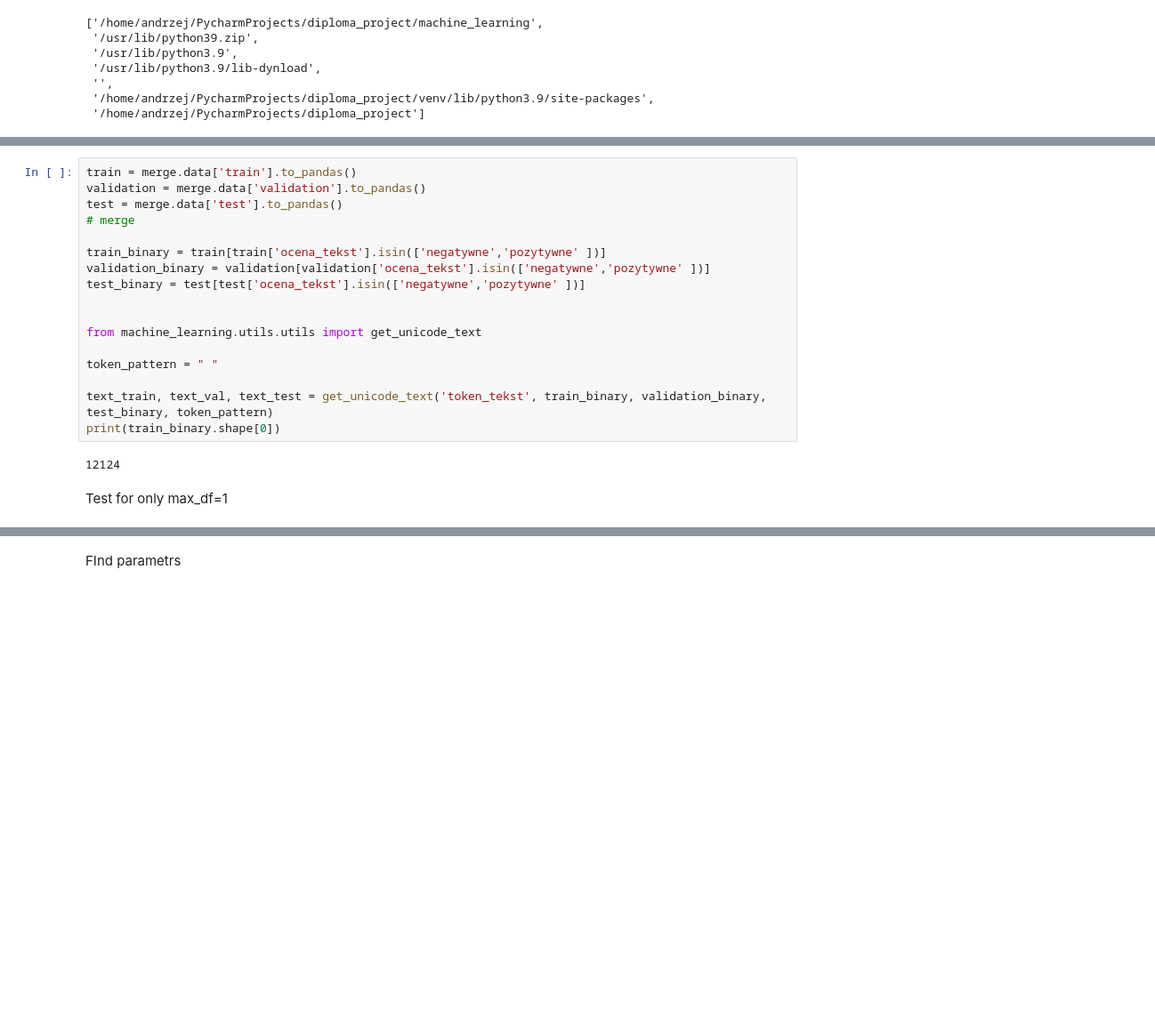
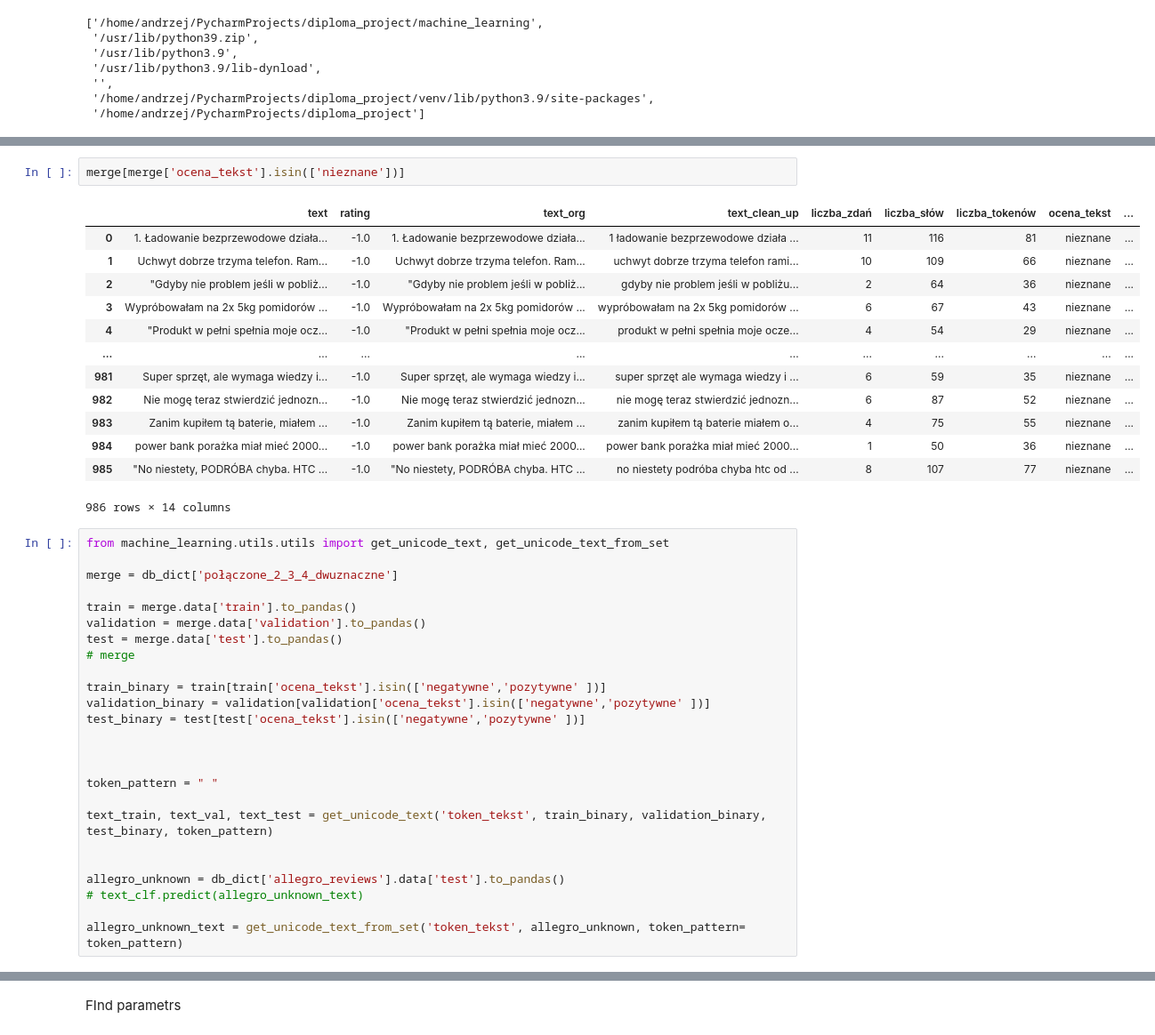
Before and after one commit to czechoa/diploma_project, a Jupyter notebook: machine_learning/data_set _selection_using_1_5_allegro.ipynb, the cells around one changed output, grey strips where cells are left out. Shown: that part at 89% size. Saved outputs shown, nothing was run; the diff lists cells and outputs as text; blank space fills up the shorter version.

```diff
--- a/machine_learning/data_set _selection_using_1_5_allegro.ipynb
+++ b/machine_learning/data_set _selection_using_1_5_allegro.ipynb
@@ -50,4 +58,24 @@ merge = db_dict['połączone_3_dwuznaczne']
+# %%
+merge[merge['ocena_tekst'].isin(['nieznane'])]
+# %% [output]
+|  | text | rating | text_org | text_clean_up | liczba_zdań | liczba_słów | liczba_tokenów | ocena_tekst | ... |
+| 0 | 1. Ładowanie bezprzewodowe działa... | -1.0 | 1. Ładowanie bezprzewodowe działa... | 1 ładowanie bezprzewodowe działa ... | 11 | 116 | 81 | nieznane | ... |
+| 1 | Uchwyt dobrze trzyma telefon. Ram... | -1.0 | Uchwyt dobrze trzyma telefon. Ram... | uchwyt dobrze trzyma telefon rami... | 10 | 109 | 66 | nieznane | ... |
+| 2 | "Gdyby nie problem jeśli w pobliż... | -1.0 | "Gdyby nie problem jeśli w pobliż... | gdyby nie problem jeśli w pobliżu... | 2 | 64 | 36 | nieznane | ... |
+| 3 | Wypróbowałam na 2x 5kg pomidorów ... | -1.0 | Wypróbowałam na 2x 5kg pomidorów ... | wypróbowałam na 2x 5kg pomidorów ... | 6 | 67 | 43 | nieznane | ... |
+| 4 | "Produkt w pełni spełnia moje ocz... | -1.0 | "Produkt w pełni spełnia moje ocz... | produkt w pełni spełnia moje ocze... | 4 | 54 | 29 | nieznane | ... |
+| ... | ... | ... | ... | ... | ... | ... | ... | ... | ... |
+| 981 | Super sprzęt, ale wymaga wiedzy i... | -1.0 | Super sprzęt, ale wymaga wiedzy i... | super sprzęt ale wymaga wiedzy i ... | 6 | 59 | 35 | nieznane | ... |
+| 982 | Nie mogę teraz stwierdzić jednozn... | -1.0 | Nie mogę teraz stwierdzić jednozn... | nie mogę teraz stwierdzić jednozn... | 6 | 87 | 52 | nieznane | ... |
+| 983 | Zanim kupiłem tą baterie, miałem ... | -1.0 | Zanim kupiłem tą baterie, miałem ... | zanim kupiłem tą baterie miałem o... | 4 | 75 | 55 | nieznane | ... |
+| 984 | power bank porażka miał mieć 2000... | -1.0 | power bank porażka miał mieć 2000... | power bank porażka miał mieć 2000... | 1 | 50 | 36 | nieznane | ... |
+| 985 | "No niestety, PODRÓBA chyba. HTC ... | -1.0 | "No niestety, PODRÓBA chyba. HTC ... | no niestety podróba chyba htc od ... | 8 | 107 | 77 | nieznane | ... |
+986 rows × 14 columns
 # %%
+from machine_learning.utils.utils import get_unicode_text, get_unicode_text_from_set
+
+merge = db_dict['połączone_2_3_4_dwuznaczne']
+
 train = merge.data['train'].to_pandas()
 validation = merge.data['validation'].to_pandas()
 test = merge.data['test'].to_pandas()
@@ -58,13 +86,13 @@ validation_binary = validation[validation['ocena_tekst'].isin(['negatywne','pozy
 test_binary = test[test['ocena_tekst'].isin(['negatywne','pozytywne' ])]
 
 
-from machine_learning.utils.utils import get_unicode_text
 
 token_pattern = " "
 
 text_train, text_val, text_test = get_unicode_text('token_tekst', train_binary, validation_binary, test_binary, token_pattern)
-print(train_binary.shape[0])
+
+
+allegro_unknown = db_dict['allegro_reviews'].data['test'].to_pandas()
+# text_clf.predict(allegro_unknown_text)
+
+allegro_unknown_text = get_unicode_text_from_set('token_tekst', allegro_unknown, token_pattern= token_pattern)
-# %% [output]
-12124
-# %% [markdown]
-Test for only max_df=1
```
Also changed, not shown: parts of 23 cells of this notebook, 8 other files.
